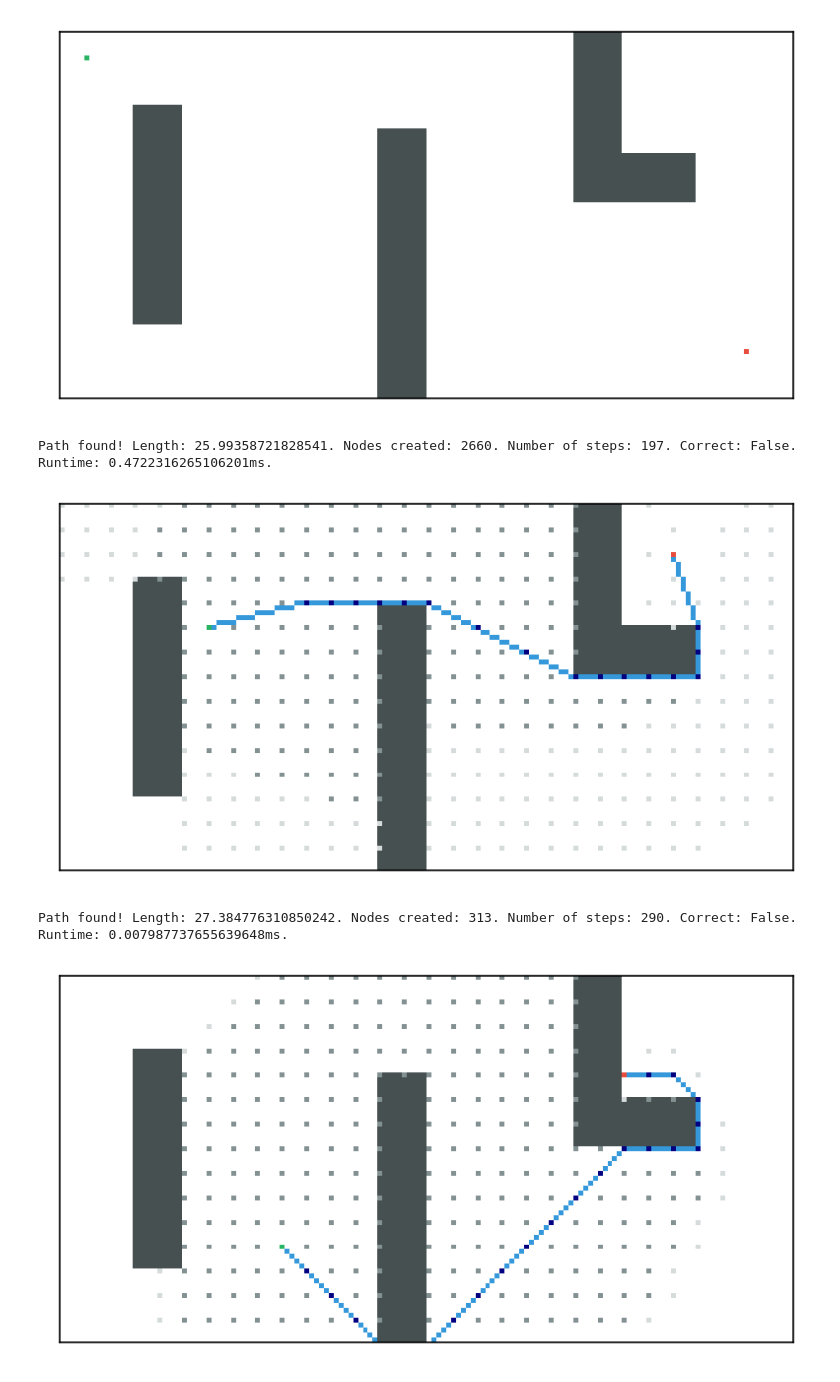
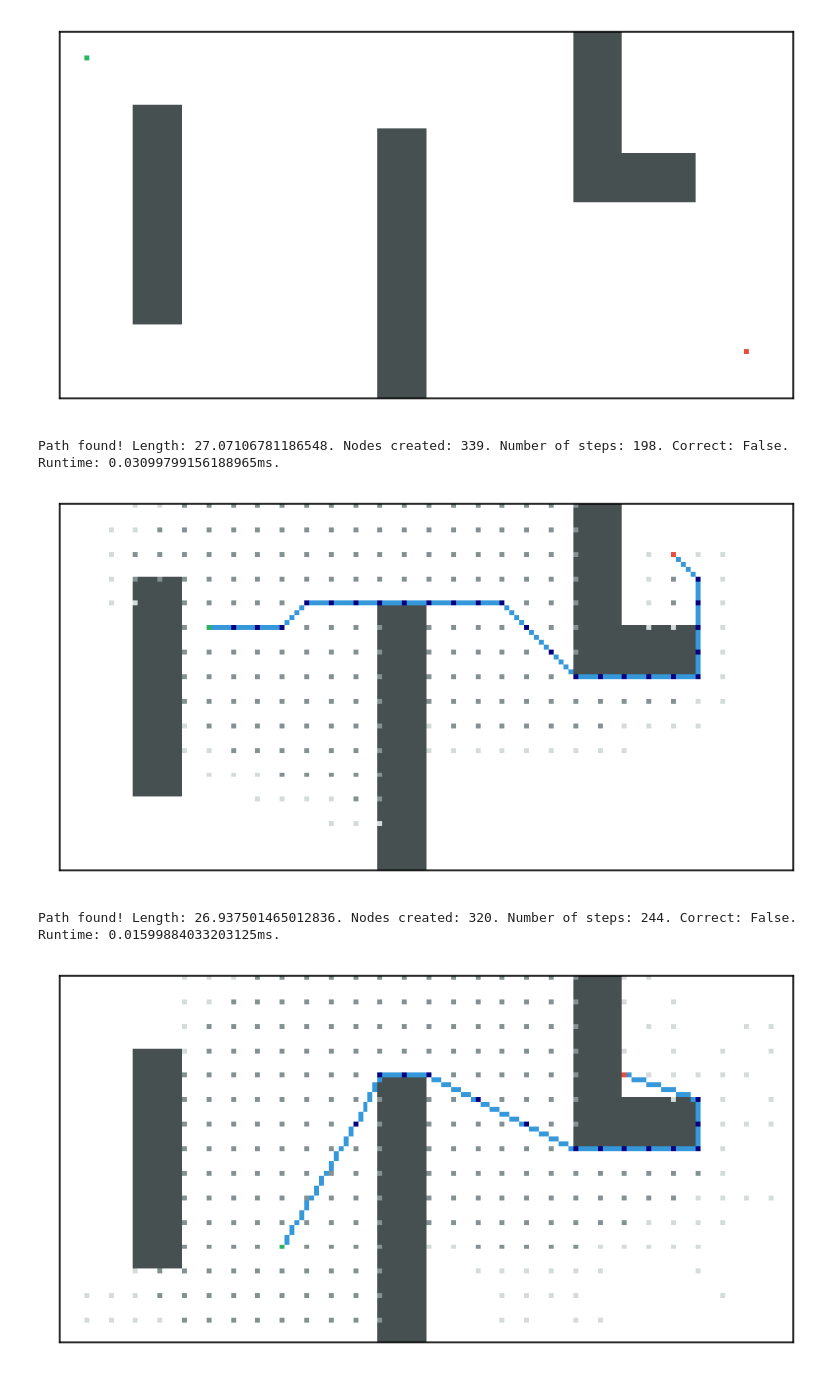
Before and after one commit to machine-solution/heuristic_search_any_angle, a Jupyter notebook: 2k-astar/Project-2k-astar.ipynb, the cells around one changed output. Cells and saved outputs as stored; diff of their text form; code cells hidden in the pictures.

```diff
--- a/2k-astar/Project-2k-astar.ipynb
+++ b/2k-astar/Project-2k-astar.ipynb
@@ -257,12 +308,14 @@ class Map:
     def get_size(self):
         return (self._height, self._width)
 # %%
+def length(i, j):
+    return np.sqrt(i**2 + j**2)
+
+def euclidian_distance(i1, j1, i2, j2, *args):
+    return length(i1 - i2, j1 - j2)
+
 def compute_cost(i1, j1, i2, j2):
-    '''
-    Computes cost of simple moves between cells
-    '''
-    squared_dist = (i1 - i2)**2 + (j1 - j2)**2
-    return np.sqrt(squared_dist)
+    return length(i1 - i2, j1 - j2)
 # %%
 class Node:
     '''
@@ -623,12 +670,12 @@ def simple_test(search_func, task, *args, **kwargs):
         print("Execution error")
         print(e)
 # %%
-stats = simple_test(astar, 6, h_2k, SearchTreePQS, k=6)
+stats = simple_test(astar, 6, h_2k, SearchTreePQS, k=3)
 # %% [output]
-Path found! Length: 25.99358721828541. Nodes created: 2660. Number of steps: 197. Correct: False. Runtime: 0.4722316265106201ms.
+Path found! Length: 27.07106781186548. Nodes created: 339. Number of steps: 198. Correct: False. Runtime: 0.03099799156188965ms.
-[figure, old version]
+[figure, new version]
 # %%
-stats = simple_test(canonical_astar, 10, h_2k, SearchTreePQS, k=3)
+stats = simple_test(canonical_astar, 10, h_2k, SearchTreePQS, k=6)
 # %% [output]
-Path found! Length: 27.384776310850242. Nodes created: 313. Number of steps: 290. Correct: False. Runtime: 0.007987737655639648ms.
+Path found! Length: 26.937501465012836. Nodes created: 320. Number of steps: 244. Correct: False. Runtime: 0.01599884033203125ms.
-[figure, old version]
+[figure, new version]
```
Also changed, not shown: parts of 2 cells of this notebook, 3 other files.
